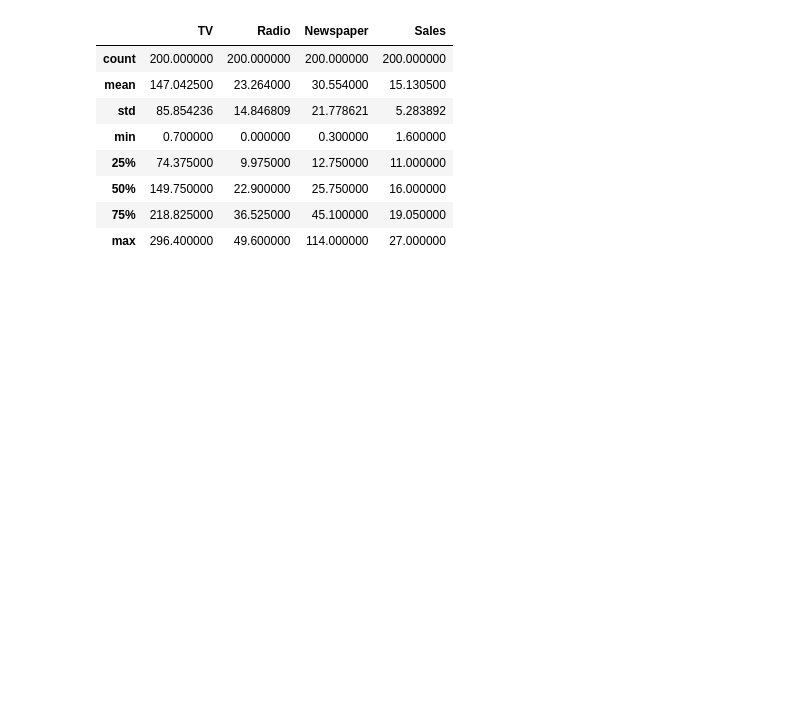
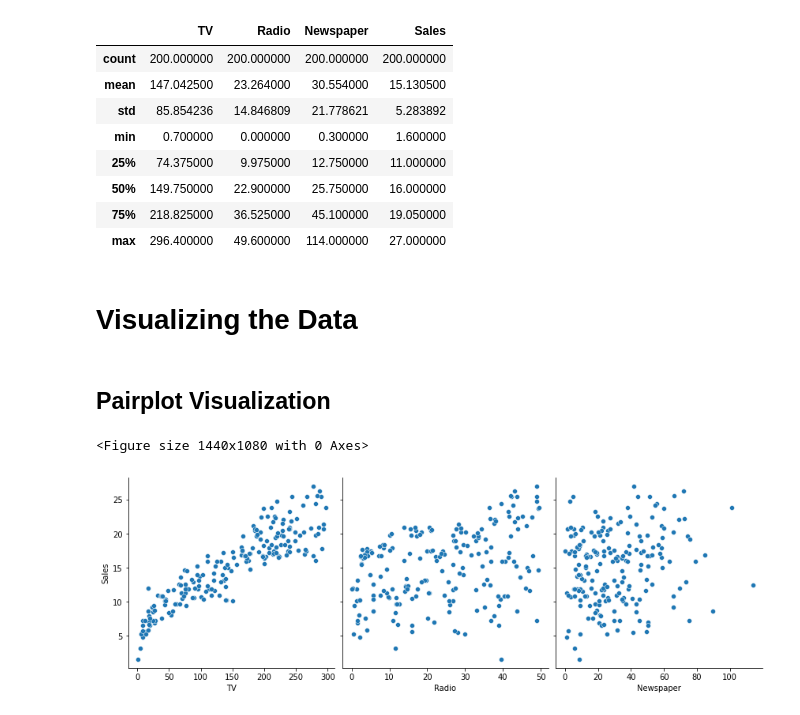
Before and after one commit to MrEktirir/Data-Analysis-Linear-Regression, a Jupyter notebook: analysis.ipynb, the cells around one changed output. Cells and saved outputs as stored; diff of their text form; code cells hidden in the pictures; blank space fills up the shorter version.

Commit message:
Data Visualization Completed
* Added pairplot and heatmap visualizations to understand data relationships and correlations.

```diff
--- a/analysis.ipynb
+++ b/analysis.ipynb
@@ -58,3 +58,24 @@ advertising.describe()
 | 50% | 149.750000 | 22.900000 | 25.750000 | 16.000000 |
 | 75% | 218.825000 | 36.525000 | 45.100000 | 19.050000 |
 | max | 296.400000 | 49.600000 | 114.000000 | 27.000000 |
+# %% [markdown]
+# Visualizing the Data
+# %% [markdown]
+## Pairplot Visualization
+# %%
+import matplotlib.pyplot as plt
+import seaborn as sns
+
+plt.figure(figsize=(20,15))
+sns.pairplot(
+    data=advertising,
+    x_vars=['TV', 'Radio', 'Newspaper'],
+    y_vars='Sales',
+    size=4,
+    aspect=1,
+    kind='scatter'
+)
+plt.show()
+# %% [output]
+<Figure size 1440x1080 with 0 Axes>
+[figure, added]
```
